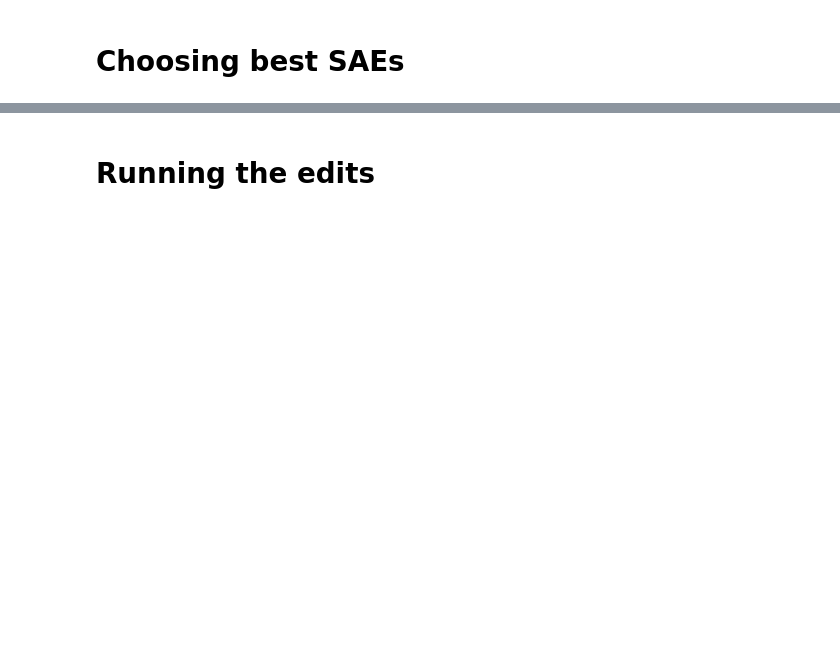
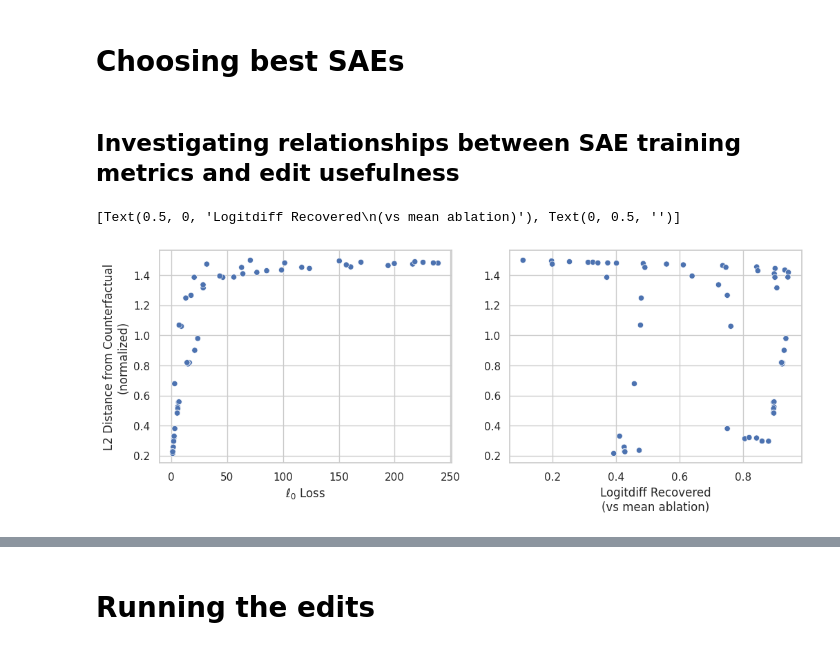
Before and after one commit to amakelov/sae, a Jupyter notebook: analysis.ipynb, the cells around one changed output, grey strips where cells are left out. Cells and saved outputs as stored; diff of their text form; code cells hidden in the pictures; blank space fills up the shorter version.

```diff
--- a/analysis.ipynb
+++ b/analysis.ipynb
@@ -331,0 +362,55 @@ EDIT_SELECTION_DF['node'] = EDIT_SELECTION_DF['node'].map(lambda x: x.displaynam
+# %% [markdown]
+## Investigating relationships between SAE training metrics and edit usefulness
+# %%
+METRIC_PARAMS = ['end_epoch', 'l1_coeff', 'node', 'variant', ]
+EDIT_SELECTION_AND_METRICS = EDIT_SELECTION_DF.merge(METRICS_DF, on=METRIC_PARAMS, how='inner')
+EDIT_SELECTION_AND_METRICS['attribute'] = EDIT_SELECTION_AND_METRICS['attribute'].map(lambda x: x[0])
+# %%
+x = EDIT_SELECTION_AND_METRICS.query('num_exchange == 2 and dist_method == "l2" and edit_type == "agnostic" and variant == "gated"')
+x_normalization = x.groupby(['node', 'attribute'])[['dist']].mean().reset_index()
+x = x.merge(x_normalization, on=['node', 'attribute'], suffixes=('', '_normalization'))
+x['dist_normalized'] = x['dist'] / x['dist_normalization']
+# x = x.query('l0_loss <= 20')
+# %%
+x['heads_class'] = x['node'].map(lambda x: NODE_TO_HEADS_CLASS[DISPLAYNAME_TO_NODE[x]])
+# %%
+x = x.query(f'(heads_class in {HEAD_CLASSES_IO} and attribute == "io") or (heads_class in {HEAD_CLASSES_POS} and attribute == "io_pos")')
+# %%
+alt.Chart(x.query('node == "z@L10H0@end"')).mark_point().encode(
+    x='l0_loss',
+    y='dist_normalized',
+    column='node',
+    color='attribute',
+)
+
+# now in seaborn
+import seaborn as sns
+import matplotlib.pyplot as plt
+sns.set_theme(style="whitegrid")
+# create figure with 2 subplots next to each other horizontally
+fig, ax = plt.subplots(figsize=(12, 4), ncols=2)
+node = 'z@L9H6@end'
+g = sns.scatterplot(
+    data=x.query(f'node == "{node}"'),
+    x='l0_loss',
+    y='dist_normalized',
+    hue='attribute',
+    ax=ax[0],
+    legend=False,
+)
+# change the x, y axis labels
+g.set(xlabel='$\ell_0$ Loss', ylabel='L2 Distance from Counterfactual\n(normalized)')
+
+g = sns.scatterplot(
+    data=x.query(f'node == "{node}"'),
+    x='ld_loss',
+    y='dist_normalized',
+    hue='attribute',
+    ax=ax[1],
+    legend=False,
+)
+# change the x, y axis labels
+g.set(xlabel='Logitdiff Recovered\n(vs mean ablation)', ylabel='')
+# %% [output]
+[Text(0.5, 0, 'Logitdiff Recovered\n(vs mean ablation)'), Text(0, 0.5, '')]
+[figure, added]
```
Also changed, not shown: parts of 59 cells of this notebook, 5 other files.
